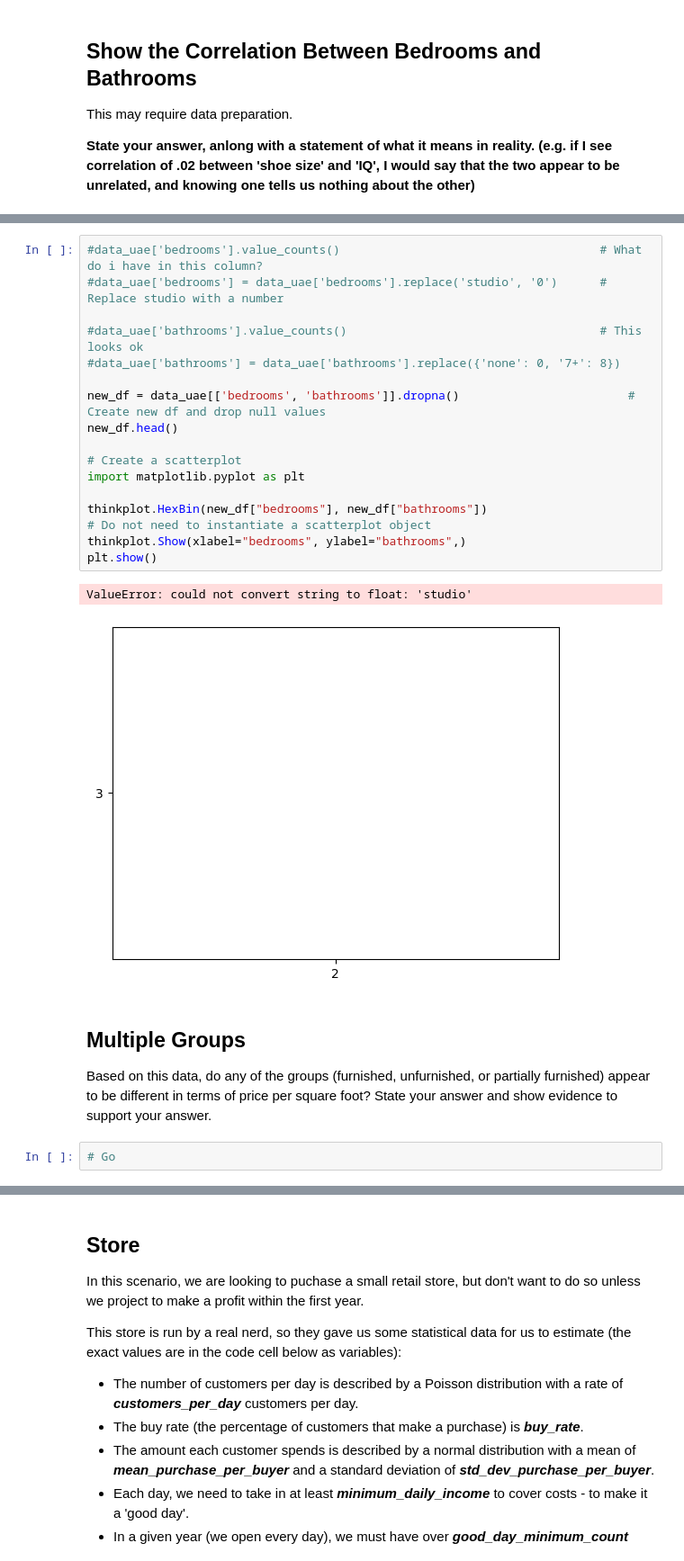
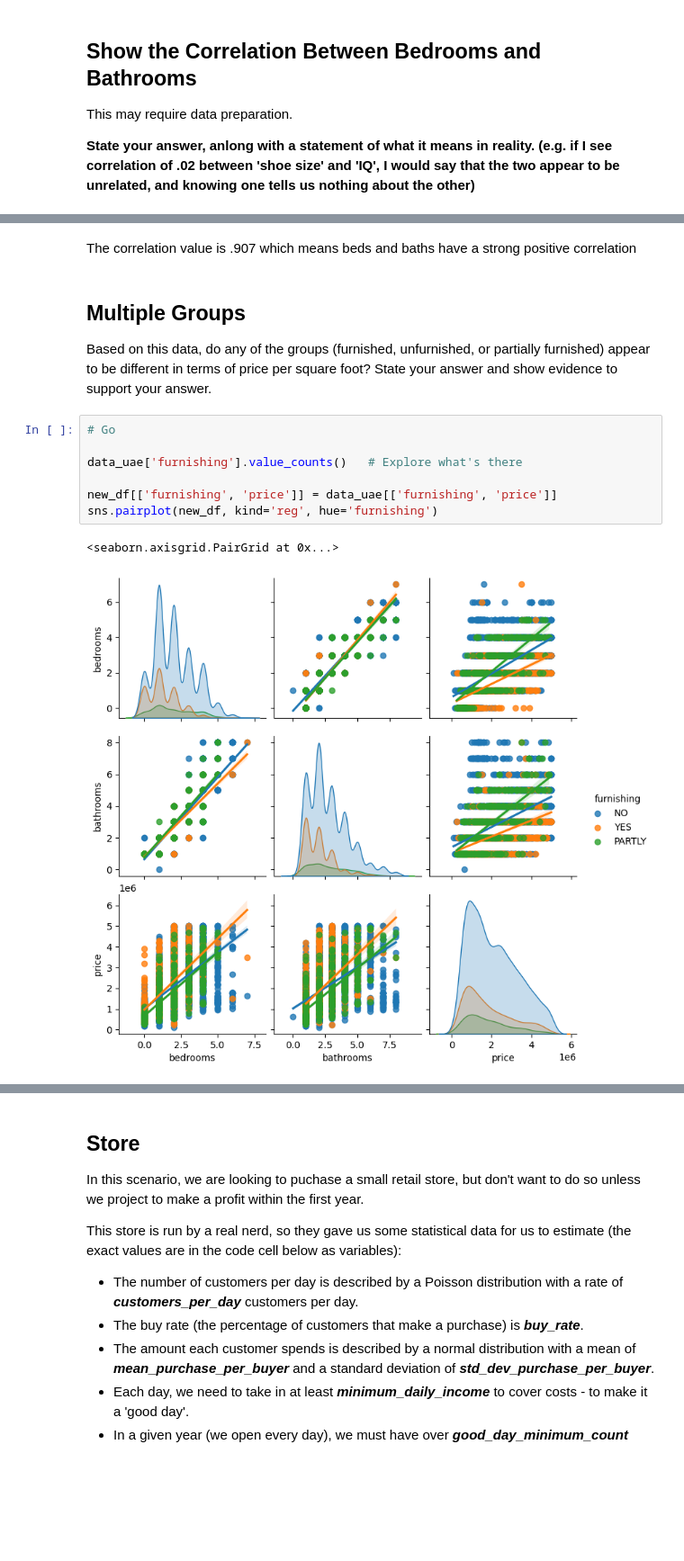
Before and after one commit to AkeemSemperDataScience/data3450-exam-1-mlsiebold, a Jupyter notebook: START_Exam_1.ipynb, the cells around one changed output, grey strips where cells are left out. Shown at 90% size. Saved outputs shown, nothing was run; the diff lists cells and outputs as text; blank space fills up the shorter version.

```diff
--- a/START_Exam_1.ipynb
+++ b/START_Exam_1.ipynb
@@ -149,25 +141,16 @@ sns.regplot(data=new_df, x='bedrooms', y='bathrooms', x_jitter=1, y_jitter=1, ci
-# %%
-#data_uae['bedrooms'].value_counts()                                     # What do i have in this column?
-#data_uae['bedrooms'] = data_uae['bedrooms'].replace('studio', '0')      # Replace studio with a number
-
-#data_uae['bathrooms'].value_counts()                                    # This looks ok
-#data_uae['bathrooms'] = data_uae['bathrooms'].replace({'none': 0, '7+': 8})
-
-new_df = data_uae[['bedrooms', 'bathrooms']].dropna()                        # Create new df and drop null values
-new_df.head()
-
-# Create a scatterplot
-import matplotlib.pyplot as plt
-
-thinkplot.HexBin(new_df["bedrooms"], new_df["bathrooms"])                            # Do not need to instantiate a scatterplot object
-thinkplot.Show(xlabel="bedrooms", ylabel="bathrooms",)
-plt.show()
-# %% [output]
-ValueError: could not convert string to float: 'studio'
-[figure, removed]
+# %% [markdown]
+The correlation value is .907 which means beds and baths have a strong positive correlation
 # %% [markdown]
 ## Multiple Groups
 
 Based on this data, do any of the groups (furnished, unfurnished, or partially furnished) appear to be different in terms of price per square foot? State your answer and show evidence to support your answer.
 # %%
 # Go
+
+data_uae['furnishing'].value_counts()   # Explore what's there
+
+new_df[['furnishing', 'price']] = data_uae[['furnishing', 'price']]
+sns.pairplot(new_df, kind='reg', hue='furnishing')
+# %% [output]
+<seaborn.axisgrid.PairGrid at 0x...>
+[figure, added]
```
Also changed, not shown: parts of 3 cells of this notebook.
